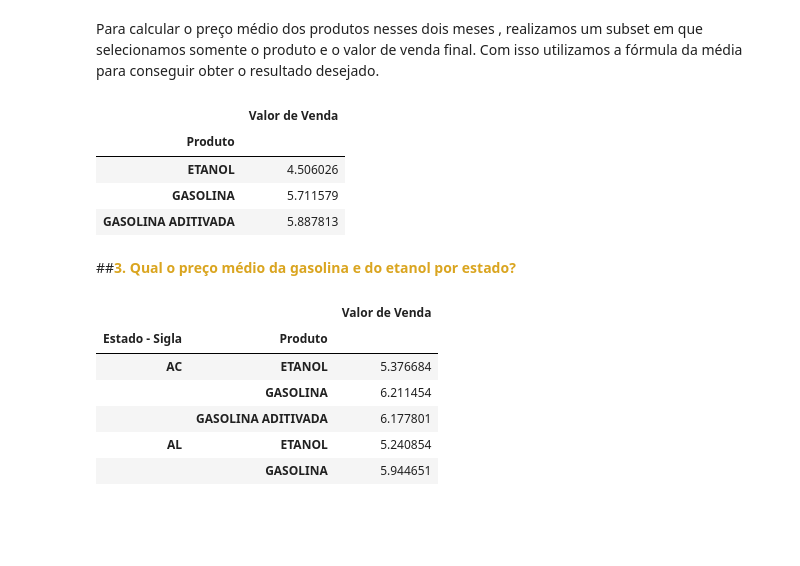
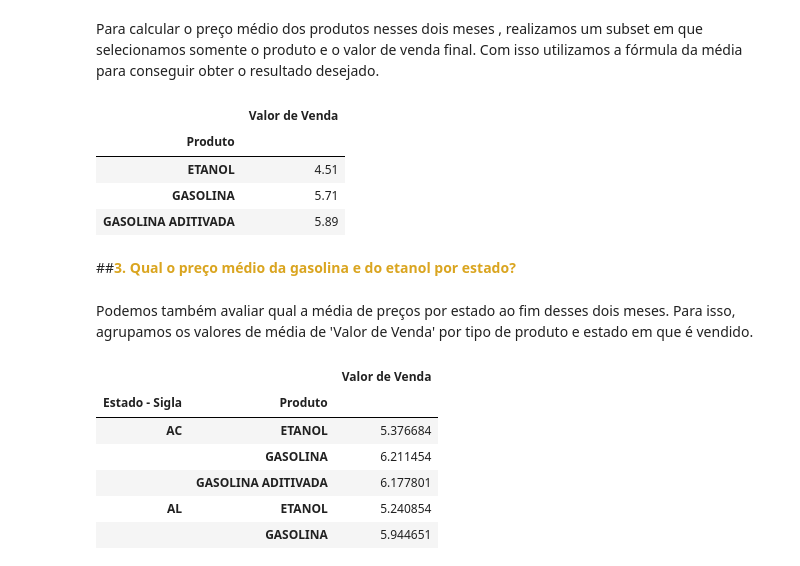
Before and after one commit to amoralles/ProjetoFinal_M4, a Jupyter notebook: ProjetoFinal_M4.ipynb, the cells around one changed output. Saved outputs shown, nothing was run; the diff lists cells and outputs as text; code cells hidden in the pictures; blank space fills up the shorter version.

```diff
--- a/ProjetoFinal_M4.ipynb
+++ b/ProjetoFinal_M4.ipynb
@@ -63,0 +85,4 @@ Calcula a porcentagem de dados faltantes em cada coluna. Sendo 'Valor de compra'
+# %%
+conj_dados = conj_dados.drop(['Valor de Compra'], axis=1)
+conj_dados = conj_dados.drop(['Complemento'], axis=1)
+conj_dados.head(2)
@@ -78,2 +105,0 @@ conj_dados.head(2)
-# %%
-conj_dados['Complemento'].fillna('0', inplace = True)
@@ -161,14 +194,17 @@ Com isso, podemos observar que de julho de 2022 até o final de agosto de 2022,
 # %% [markdown]
 Para calcular o preço médio dos produtos nesses dois meses , realizamos um subset em que selecionamos somente o produto e o valor de venda final. Com isso utilizamos a fórmula da média para conseguir obter o resultado desejado.
 # %%
-preco_medio_tempo= conj_dados.groupby(['Produto']).mean('Valor de Venda')
+preco_medio_tempo= round(conj_dados.groupby(['Produto']).mean('Valor de Venda'),2)
+
 preco_medio_tempo
 # %% [output]
 |  | Valor de Venda |
 | Produto |  |
-| ETANOL | 4.506026 |
-| GASOLINA | 5.711579 |
-| GASOLINA ADITIVADA | 5.887813 |
+| ETANOL | 4.51 |
+| GASOLINA | 5.71 |
+| GASOLINA ADITIVADA | 5.89 |
 # %% [markdown]
 ##<font color ='#DAA520'><b>3. Qual o preço médio da gasolina e do etanol por estado?</b></font>
+# %% [markdown]
+Podemos também avaliar qual a média de preços por estado ao fim desses dois meses. Para isso, agrupamos os valores de média de 'Valor de Venda' por tipo de produto e estado em que é vendido.
 # %%
```
Also changed, not shown: parts of 91 cells of this notebook.
